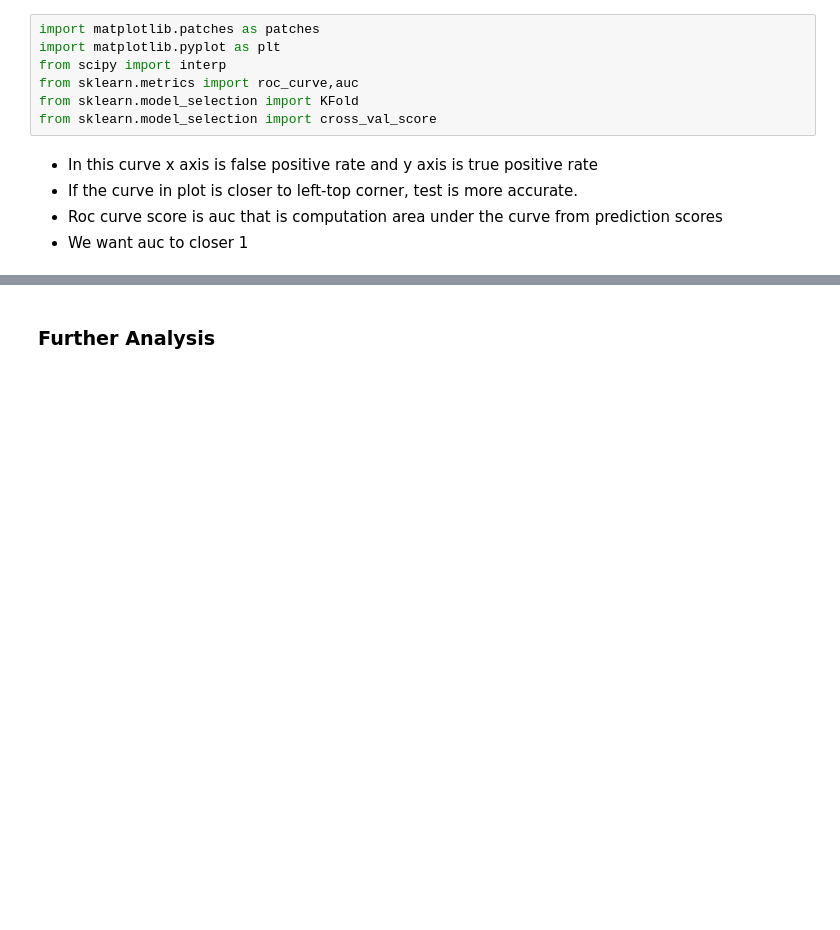
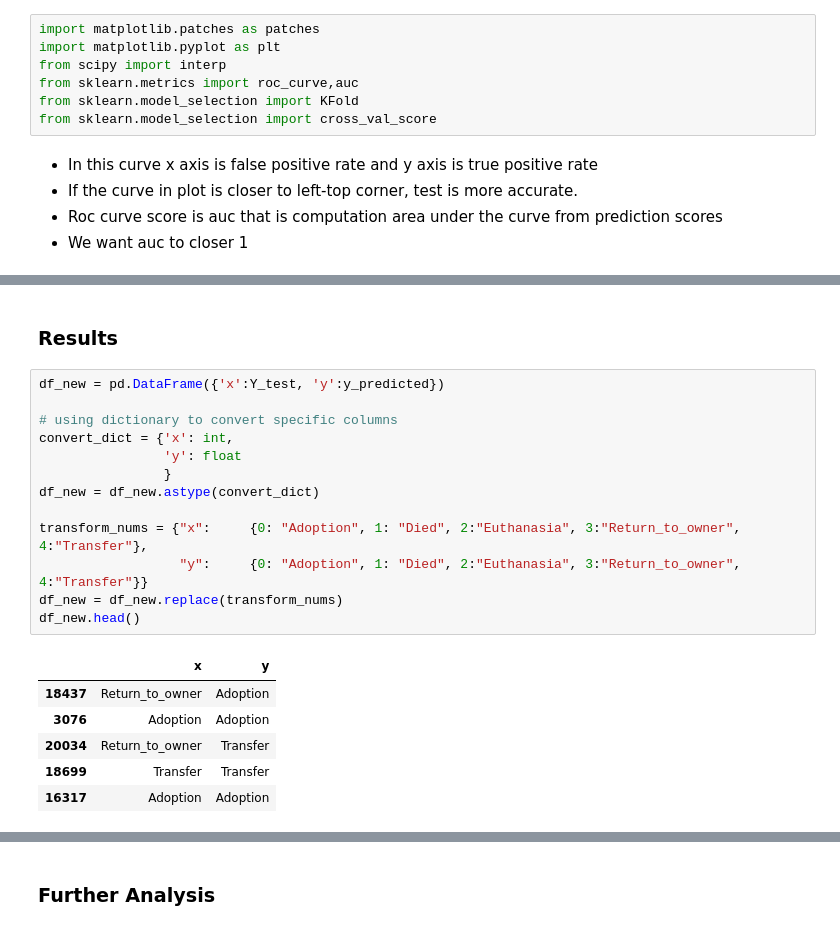
Before and after one commit to Alan-Apanga/MACHINE-LEARNING-1, a Jupyter notebook: MACHINE LEARNING.ipynb, the cells around one changed output, grey strips where cells are left out. Saved outputs shown, nothing was run; the diff lists cells and outputs as text; blank space fills up the shorter version.

```diff
--- a/MACHINE LEARNING.ipynb
+++ b/MACHINE LEARNING.ipynb
@@ -483,0 +510,22 @@ K-fold Cross Validation accuracy Results Mean:  0.6788863932568671
+# %% [markdown]
+### Results
+# %%
+df_new = pd.DataFrame({'x':Y_test, 'y':y_predicted})
+
+# using dictionary to convert specific columns
+convert_dict = {'x': int,
+                'y': float
+                }
+df_new = df_new.astype(convert_dict)
+
+transform_nums = {"x":     {0: "Adoption", 1: "Died", 2:"Euthanasia", 3:"Return_to_owner", 4:"Transfer"},
+                  "y":     {0: "Adoption", 1: "Died", 2:"Euthanasia", 3:"Return_to_owner", 4:"Transfer"}}
+df_new = df_new.replace(transform_nums)
+df_new.head()
+# %% [output]
+|  | x | y |
+| 18437 | Return_to_owner | Adoption |
+| 3076 | Adoption | Adoption |
+| 20034 | Return_to_owner | Transfer |
+| 18699 | Transfer | Transfer |
+| 16317 | Adoption | Adoption |
```
Also changed, not shown: parts of 14 cells of this notebook.
